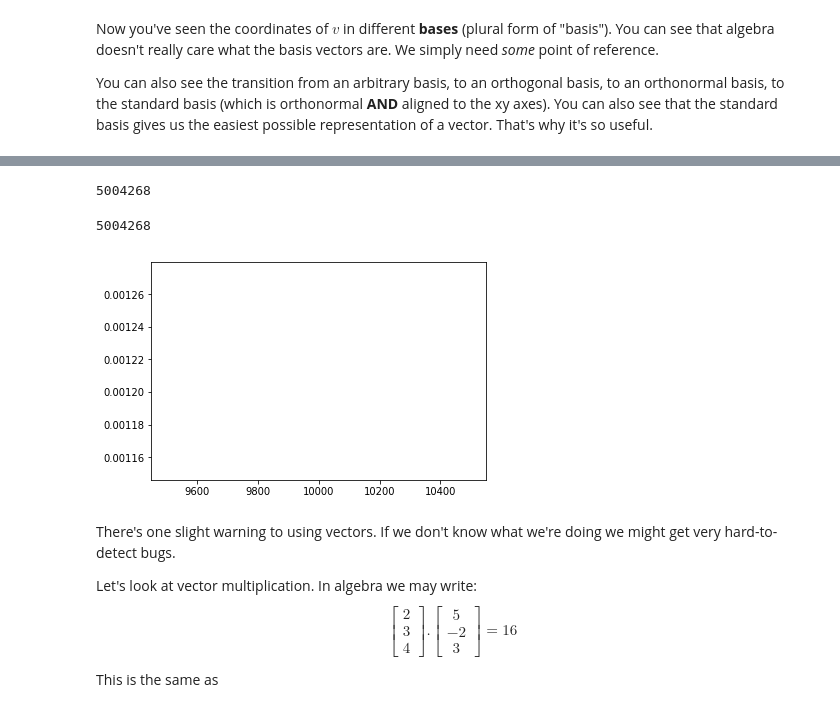
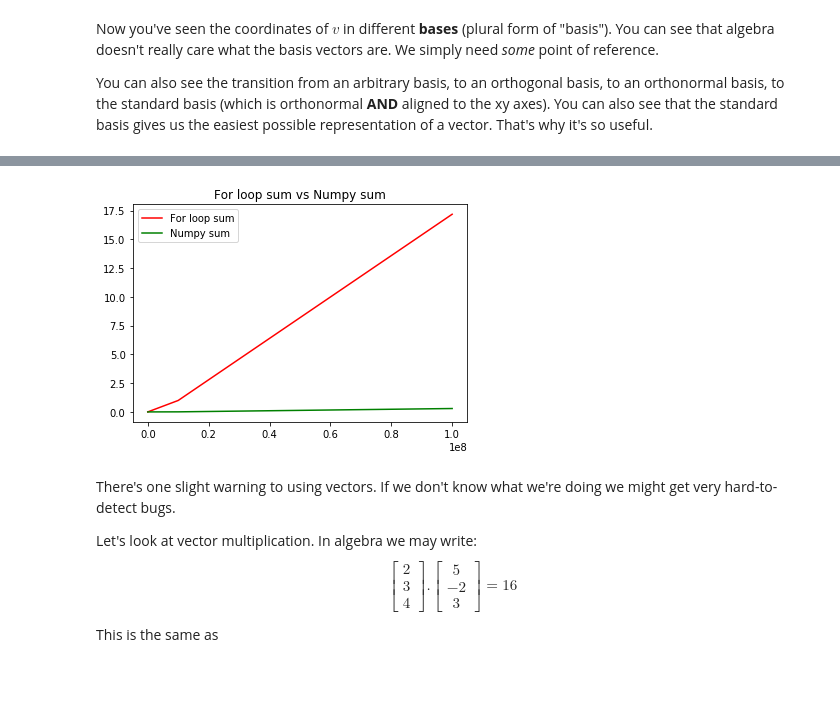
Before and after one commit to StanDimitroff/Math-Concepts, a Jupyter notebook: Linear-Algebra/Linear Algebra Exercise.ipynb, the cells around one changed output, grey strips where cells are left out. Cells and saved outputs as stored; diff of their text form; code cells hidden in the pictures; blank space fills up the shorter version.

```diff
--- a/Linear-Algebra/Linear Algebra Exercise.ipynb
+++ b/Linear-Algebra/Linear Algebra Exercise.ipynb
@@ -158,2 +158,6 @@ Plot another plot: speedup versus length. Plot the length on the x-axis and the
+# %%
+sizes = [1000, 100000, 10000000, 100000000]
+for_loop_times = []
+np_sum_times = []
 # %%
 def create_random_arr(size):
@@ -165,18 +167,19 @@ arr = create_random_arr(size = 10000)
 # %%
-sum_loop = 0
+def sum_for_loop(array):
+    sum_loop = 0
+    start = time.time()
+    for i in array.tolist():
+        sum_loop += i
 
-start = time.time()
-for i in arr.tolist():
-    sum_loop += i
-
-loop_time = time.time() - start
-sum_loop
+    end = time.time()
+    for_loop_times.append(end - start)
+    return sum_loop
-# %% [output]
-5004268
 # %%
-start = time.time()
-sum_numpy = np.sum(arr)
-np_sum_time = time.time() - start
-sum_numpy
+def sum_numpy(array):
+    start = time.time()
+    sum_np = np.sum(array)
+    end = time.time()
+
+    np_sum_times.append(end - start)
+
+    return sum_np
-# %% [output]
-5004268
@@ -185,11 +193,11 @@ assert sum_loop == sum_numpy
 # %%
-
-plt.plot(len(arr), loop_time)# plt.plot(arr, loop_time, c = 'red', label = "Factorization")
-# plt.plot(arr, np_sum_time, c = 'green', label = "Multiplication")
-# plt.legend()
+plt.plot(sizes, for_loop_times, c = 'red', label = "For loop sum")
+plt.plot(sizes, np_sum_times, c = 'green', label = "Numpy sum")
+plt.legend()
+plt.title("For loop sum vs Numpy sum")
 plt.show()
 # %% [output]
-[figure, old version]
+[figure, new version]
 # %% [markdown]
 There's one slight warning to using vectors. If we don't know what we're doing we might get very hard-to-detect bugs.
 
```
Also changed, not shown: parts of 6 cells of this notebook.
